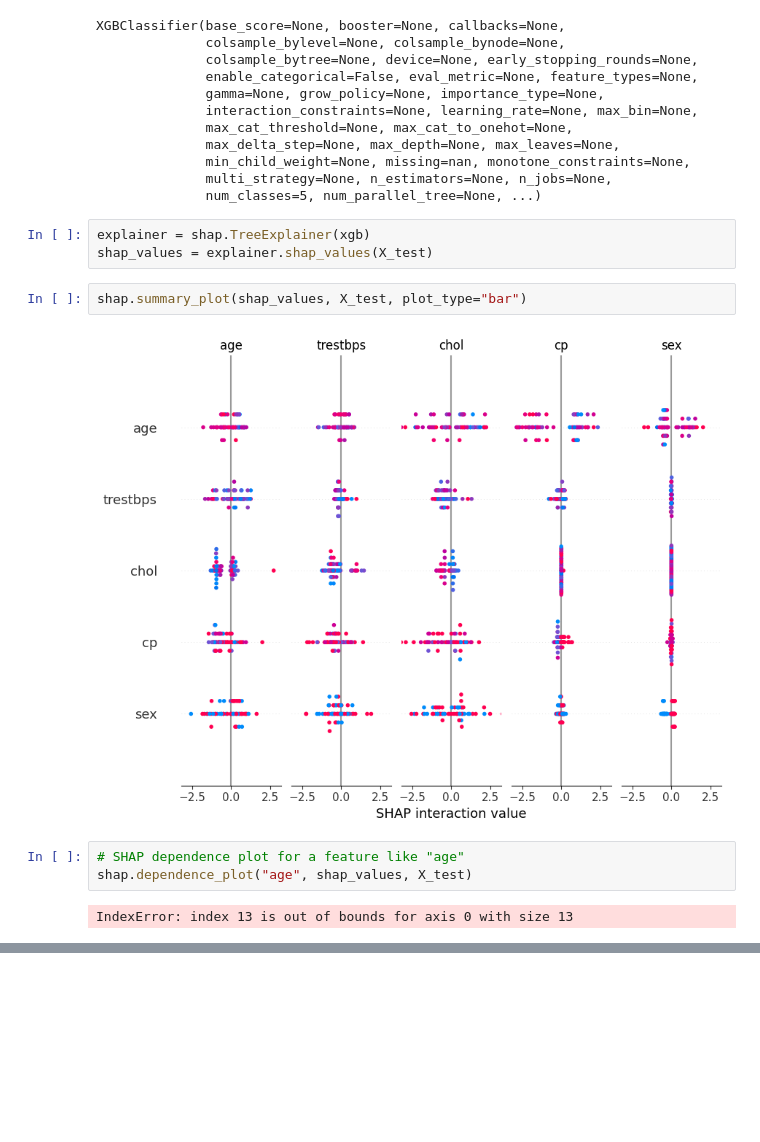
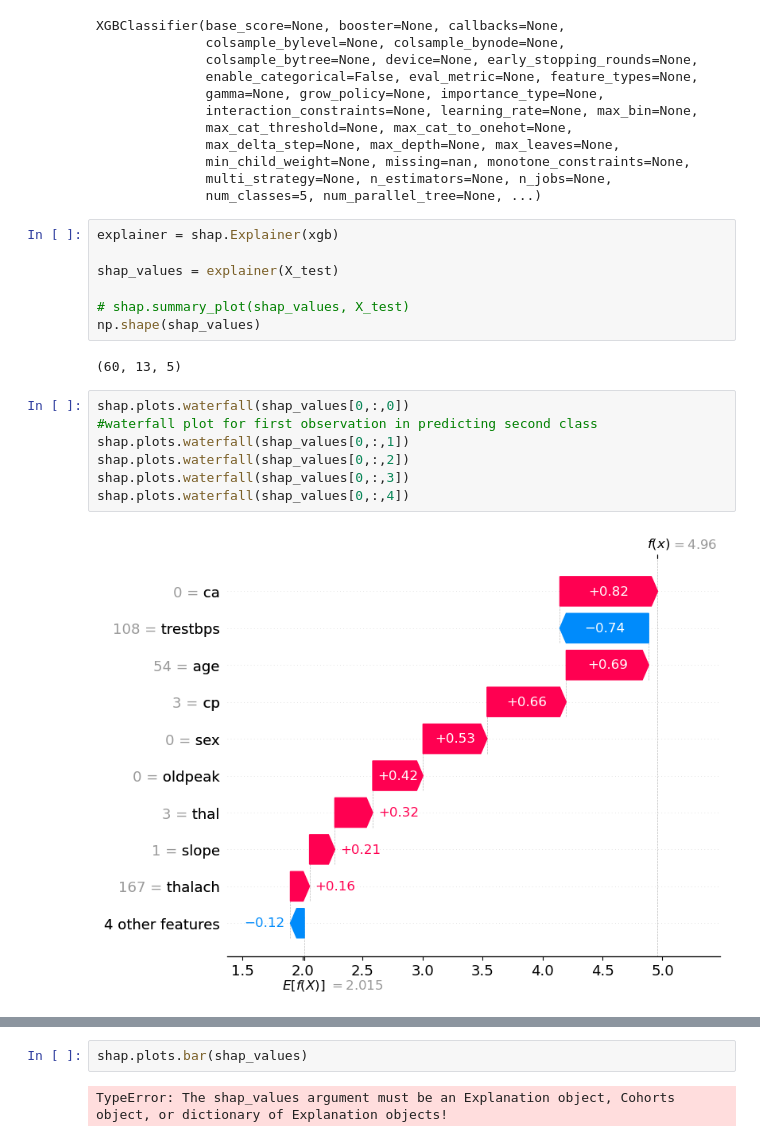
Before and after one commit to jhansi-siriprolu/MLAlgoithms, a Jupyter notebook: SHAP.ipynb, the cells around one changed output, grey strips where cells are left out. Cells and saved outputs as stored; diff of their text form; blank space fills up the shorter version.

```diff
--- a/SHAP.ipynb
+++ b/SHAP.ipynb
@@ -139,14 +139,20 @@ XGBClassifier(base_score=None, booster=None, callbacks=None,
               multi_strategy=None, n_estimators=None, n_jobs=None,
               num_classes=5, num_parallel_tree=None, ...)
 # %%
-explainer = shap.TreeExplainer(xgb)
-shap_values = explainer.shap_values(X_test)
+explainer = shap.Explainer(xgb)
+
+shap_values = explainer(X_test)
+
+# shap.summary_plot(shap_values, X_test)
+np.shape(shap_values)
+# %% [output]
+(60, 13, 5)
-# %%
-shap.summary_plot(shap_values, X_test, plot_type="bar")
-# %% [output]
-[figure, removed]
-# %%
-# SHAP dependence plot for a feature like "age"
-shap.dependence_plot("age", shap_values, X_test)
-# %% [output]
-IndexError: index 13 is out of bounds for axis 0 with size 13
+# %%
+shap.plots.waterfall(shap_values[0,:,0])
+#waterfall plot for first observation in predicting second class
+shap.plots.waterfall(shap_values[0,:,1])
+shap.plots.waterfall(shap_values[0,:,2])
+shap.plots.waterfall(shap_values[0,:,3])
+shap.plots.waterfall(shap_values[0,:,4])
+# %% [output]
+[figure, added]
@@ -152,0 +163,4 @@ IndexError: index 13 is out of bounds for axis 0 with size 13
+# %%
+shap.plots.bar(shap_values)
+# %% [output]
+TypeError: The shap_values argument must be an Explanation object, Cohorts object, or dictionary of Explanation objects!
```
Also changed, not shown: parts of 1 cell of this notebook, 4 other files.
